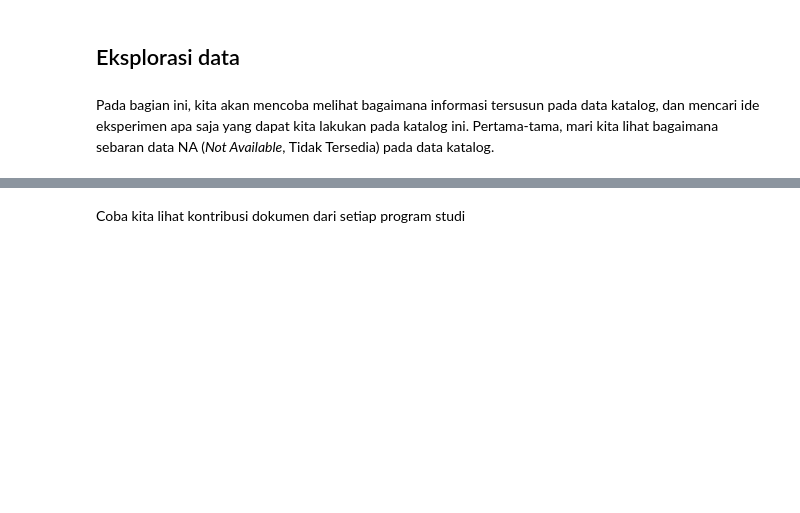
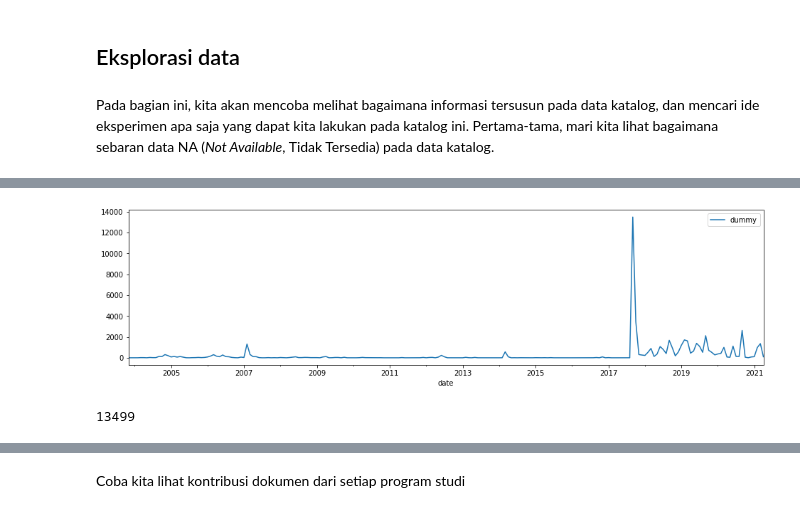
Before and after one commit to kekavigi/eksperimen, a Jupyter notebook: download digilib/v3.1/main.ipynb, the cells around one changed output, grey strips where cells are left out. Saved outputs shown, nothing was run; the diff lists cells and outputs as text; code cells hidden in the pictures; blank space fills up the shorter version.

```diff
--- a/download digilib/v3.1/main.ipynb
+++ b/download digilib/v3.1/main.ipynb
@@ -295,0 +338,15 @@ Mari kita lihat bagaimana katalog diisi, berdasarkan informasi dari kolom `date`
+# %%
+# ubah kolom menjadi datetime, lalu bentuk
+# DataFrame baru
+df = pd.DataFrame(pd.to_datetime(katalog['date']))
+df['dummy'] = 1
+df = df.set_index('date')
+# %%
+month_view = df.resample('M').sum()
+month_view.plot(figsize=(16,4));
+# %% [output]
+[figure, added]
+# %%
+month_view.max()[0]
+# %% [output]
+13499
```
Also changed, not shown: parts of 32 cells of this notebook, 3 other files.
